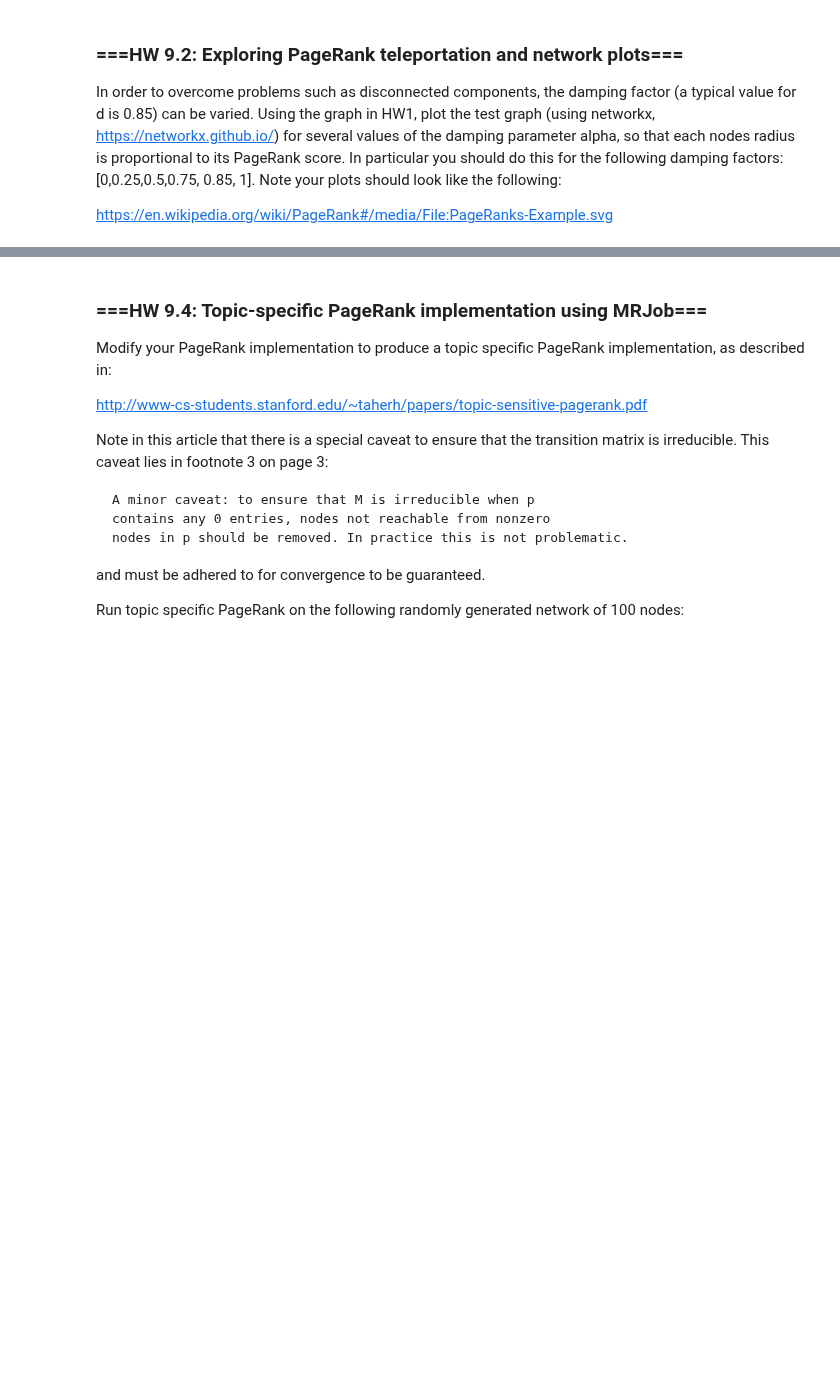
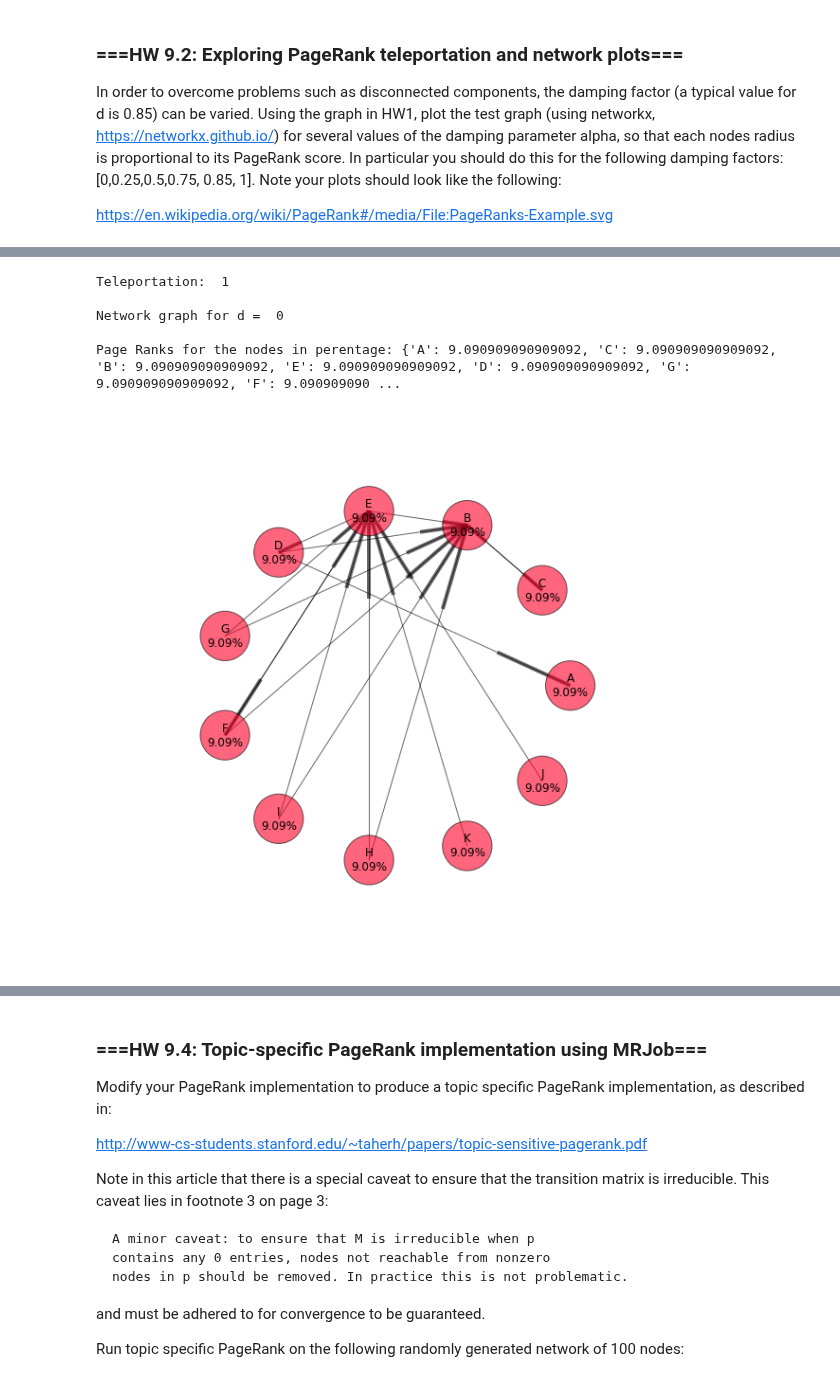
Before and after one commit to hchandaria/UCB_MIDS_W261, a Jupyter notebook: hw9/MIDS-W261-2016-HWK-Assignment9-Chandaria.ipynb, the cells around one changed output, grey strips where cells are left out. Cells and saved outputs as stored; diff of their text form; code cells hidden in the pictures; blank space fills up the shorter version.

```diff
--- a/hw9/MIDS-W261-2016-HWK-Assignment9-Chandaria.ipynb
+++ b/hw9/MIDS-W261-2016-HWK-Assignment9-Chandaria.ipynb
@@ -133,7 +135,7 @@ class graph_eda(MRJob):
 
     def steps(self):
         return [
-            MRStep(mapper=self.mapper,reducer=self.reducer)
+            MRStep(mapper=self.mapper,combiner = self.reducer, reducer=self.reducer)
                ]
 
     def mapper(self,_,line):
@@ -149,9 +151,9 @@ class graph_eda(MRJob):
         tot = len(valList)
         neighbor = None
         for i in range(tot):
-            if not valList[i]:
+            if not valList[i]:#check if the dictonary is empty one
                 continue
-            neighbor = (valList[i])
+            neighbor = valList[i]
         if neighbor==None:
             yield key, self.empty_dict
         else: yield key,neighbor
@@ -432,0 +410,74 @@ J E
+# %%
+#driver for page rank so we can iterate in loop
+
+%reload_ext autoreload
+%autoreload 2
+from mrjob_pageRank import pageRank
+from ast import literal_eval
+import pprint
+import networkx as nx
+import matplotlib.pyplot as plt
+
+input_file = 'PageRank-test.txt.out'
+
+
+num_nodes = 11
+damping_factor = [0,0.25,0.5,0.75, 0.85,1]
+# damping_factor = [1]
+
+
+for d in damping_factor:
+    max_iteration = 100
+    iter_num = 0
+    teleporation = 0.0
+    prev_ranks = []
+    curr_ranks = []
+    sum_partial_diff_PR = float('inf')
+    teleporation = 1-d
+    print "Teleportation: ",teleporation
+    !python graph_eda.py PageRank-test.txt -q > PageRank-test.txt.out
+    #loop till convergence
+    while sum_partial_diff_PR > .0001 and iter_num < max_iteration:
+        mr_job = pageRank(args=[input_file,
+                                '--nodes','11',
+                                '--teleportation',teleporation,
+                                '--file', 'dangling_mass.txt',
+                                '--no-strict-protocol'
+                               ])
+
+        with mr_job.make_runner() as runner:
+            runner.run()
+
+            if iter_num == 0:
+                prev_ranks = [0]*num_nodes
+            else:
+                prev_ranks = curr_ranks[:]
+                del curr_ranks[:]
+
+
+
+            with open(input_file, 'w') as f:
+                for line in runner.stream_output():
+                    f.write(line)
+                    node,parsed_line = mr_job.parse_output_line(line)
+                    tmp = literal_eval(str(parsed_line))
+                    curr_ranks.append(round(float(tmp['*rank']),3))
+                    total_page_rank += float(tmp['*rank'])
+
+
+            sum_partial_diff_PR = sum([abs(x-y) for x,y in zip(curr_ranks, prev_ranks)])
+
+
+#         print iter_num
+        iter_num  += 1
+    print "\nNetwork graph for d = ",d
+    draw_graph(input_file)
+    !rm PageRank-test.txt.out
+    !rm dangling_mass.txt
+# %% [output]
+Teleportation:  1
+
+Network graph for d =  0
+
+Page Ranks for the nodes in perentage: {'A': 9.090909090909092, 'C': 9.090909090909092, 'B': 9.090909090909092, 'E': 9.090909090909092, 'D': 9.090909090909092, 'G': 9.090909090909092, 'F': 9.090909090 ...
+[figure, added]
```
Also changed, not shown: parts of 28 cells of this notebook.
